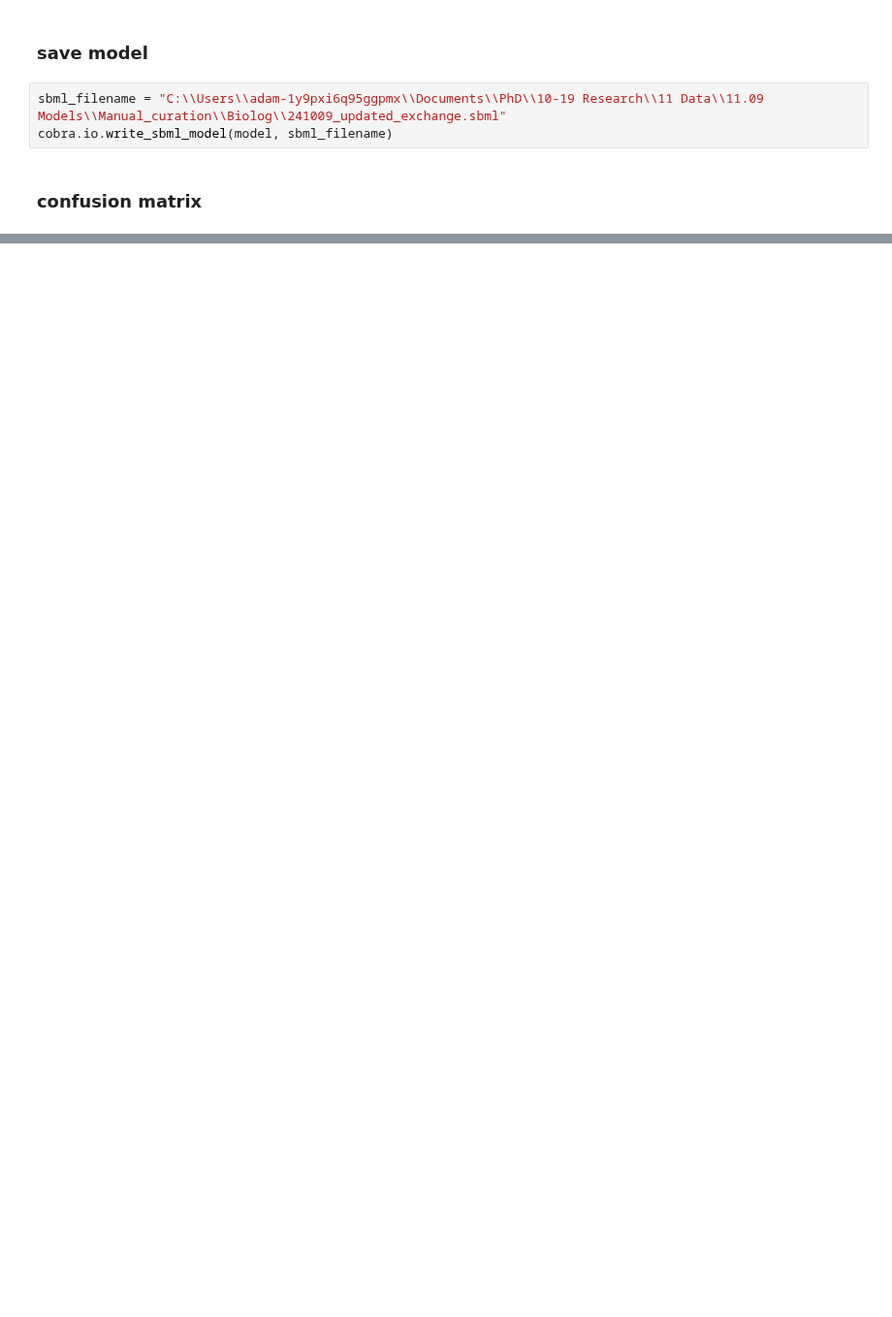
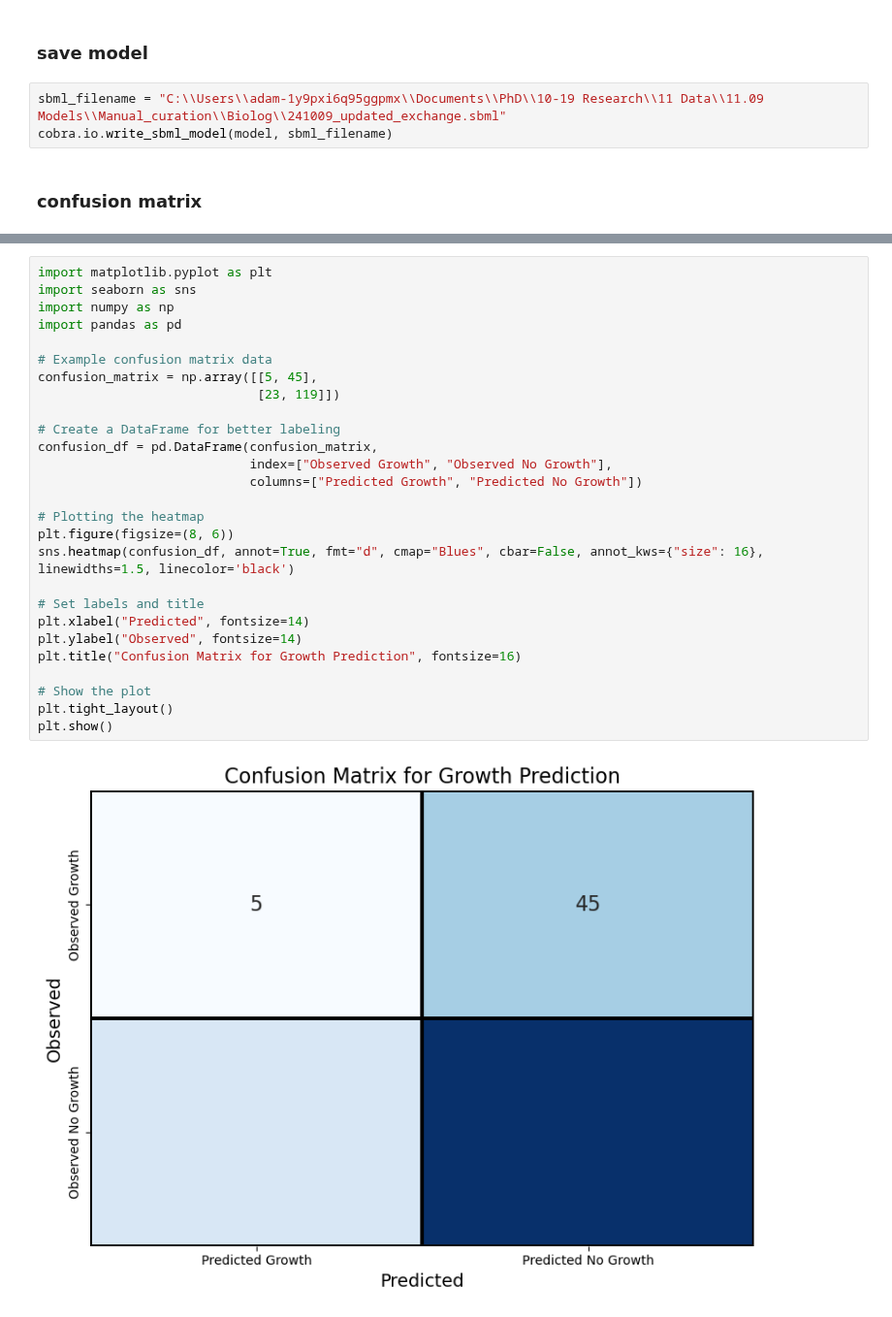
Before and after one commit to AzizBenA/iABA974_SoF1_GEM, a Jupyter notebook: Model/Biolog_data_manipulation.ipynb, the cells around one changed output, grey strips where cells are left out. Shown at 97% size. Drawn from its saved outputs; the diff is of its cells as text; blank space fills up the shorter version.

```diff
--- a/Model/Biolog_data_manipulation.ipynb
+++ b/Model/Biolog_data_manipulation.ipynb
@@ -304,0 +376,29 @@ Observed No Growth                21                   52
+# %%
+import matplotlib.pyplot as plt
+import seaborn as sns
+import numpy as np
+import pandas as pd
+
+# Example confusion matrix data
+confusion_matrix = np.array([[5, 45],
+                             [23, 119]])
+
+# Create a DataFrame for better labeling
+confusion_df = pd.DataFrame(confusion_matrix,
+                            index=["Observed Growth", "Observed No Growth"],
+                            columns=["Predicted Growth", "Predicted No Growth"])
+
+# Plotting the heatmap
+plt.figure(figsize=(8, 6))
+sns.heatmap(confusion_df, annot=True, fmt="d", cmap="Blues", cbar=False, annot_kws={"size": 16}, linewidths=1.5, linecolor='black')
+
+# Set labels and title
+plt.xlabel("Predicted", fontsize=14)
+plt.ylabel("Observed", fontsize=14)
+plt.title("Confusion Matrix for Growth Prediction", fontsize=16)
+
+# Show the plot
+plt.tight_layout()
+plt.show()
+# %% [output]
+[figure, added]
```
Also changed, not shown: parts of 18 cells of this notebook, 1 other file.
